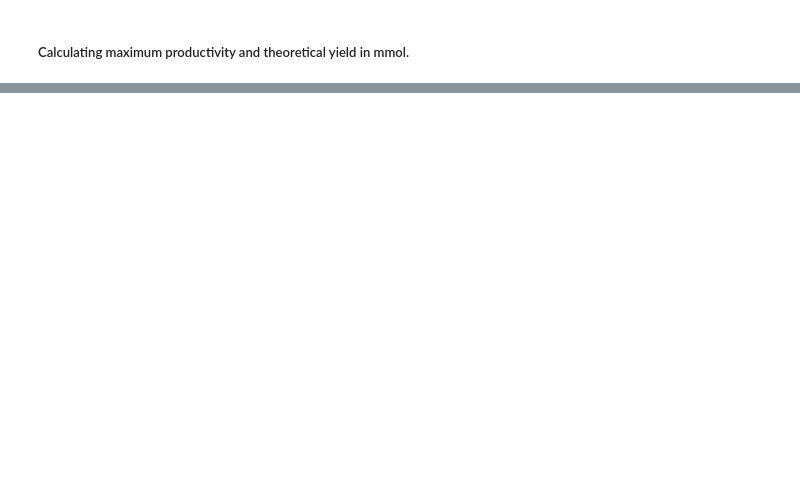
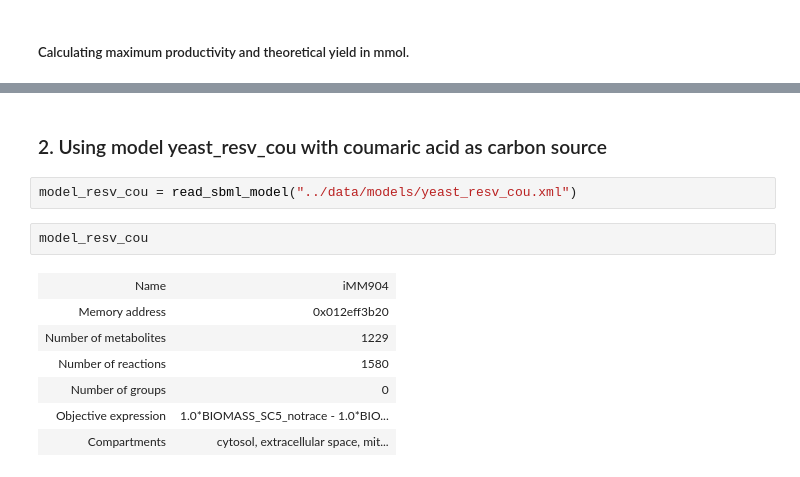
Before and after one commit to 27410/27410-group-assigment-group-4-resveratrol-in-s-cerevisiae, a Jupyter notebook: analysis/03.max_productivity_and_yield.ipynb, the cells around one changed output, grey strips where cells are left out. Drawn from its saved outputs; the diff is of its cells as text; blank space fills up the shorter version.

```diff
--- a/analysis/03.max_productivity_and_yield.ipynb
+++ b/analysis/03.max_productivity_and_yield.ipynb
@@ -96,0 +138,14 @@ The results show a very low productivity and yield for resveratrol in our model.
+# %% [markdown]
+### 2. Using model yeast_resv_cou with coumaric acid as carbon source
+# %%
+model_resv_cou = read_sbml_model("../data/models/yeast_resv_cou.xml")
+# %%
+model_resv_cou
+# %% [output]
+| Name | iMM904 |
+| Memory address | 0x012eff3b20 |
+| Number of metabolites | 1229 |
+| Number of reactions | 1580 |
+| Number of groups | 0 |
+| Objective expression | 1.0*BIOMASS_SC5_notrace - 1.0*BIO... |
+| Compartments | cytosol, extracellular space, mit... |
```
Also changed, not shown: parts of 25 cells of this notebook, 1 other file.
